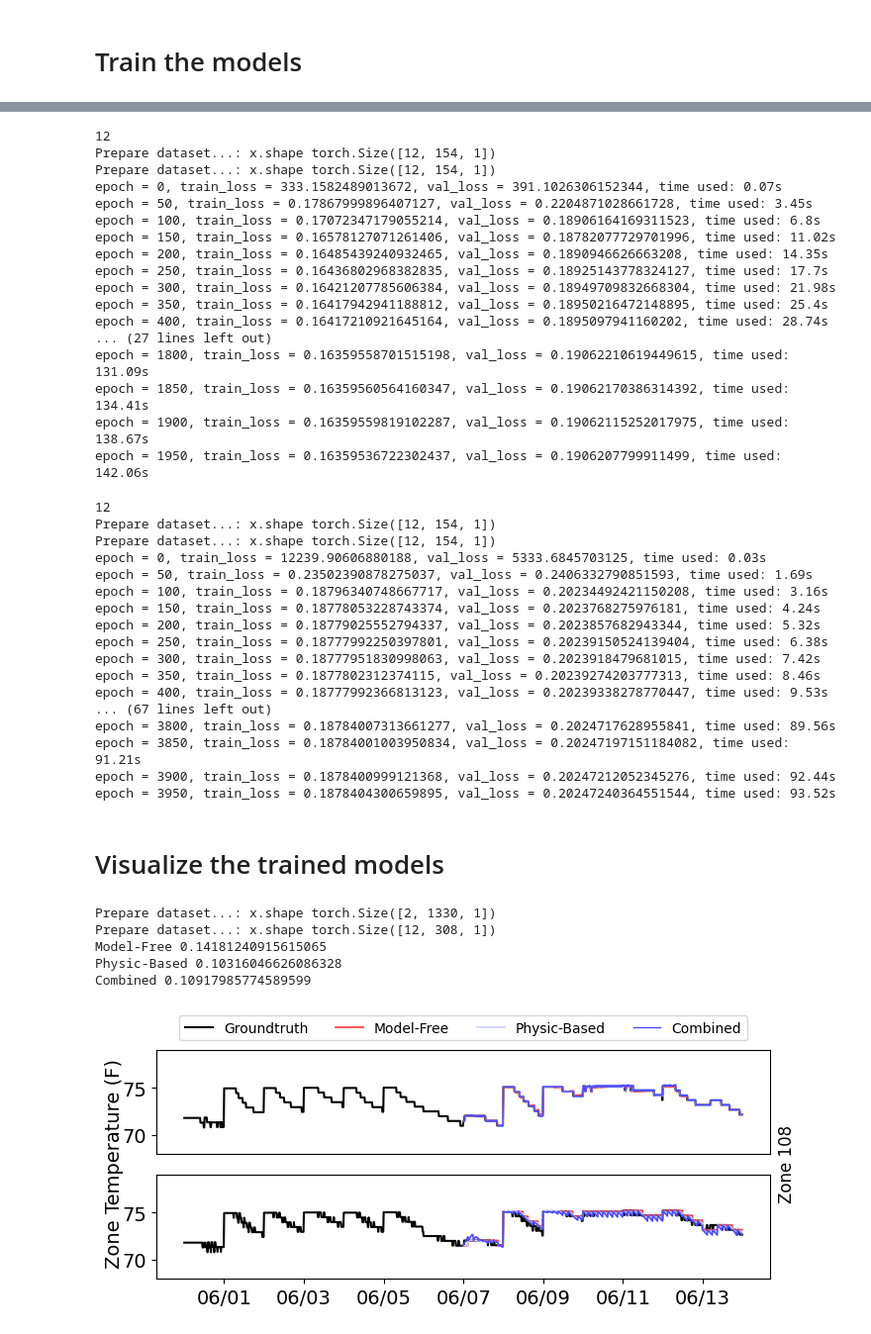
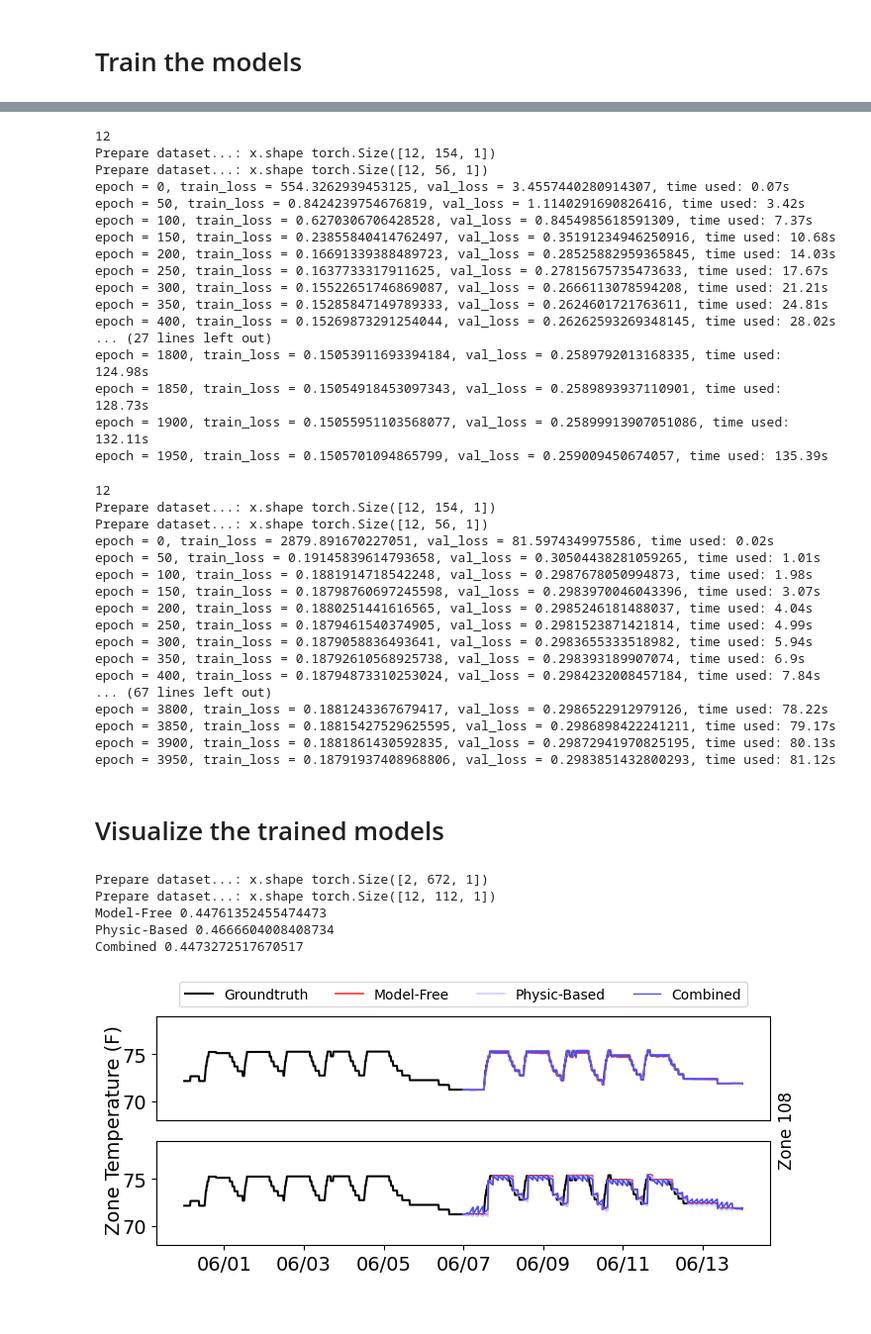
Before and after one commit to ExistentialRobotics/physics_based_sysid, a Jupyter notebook: PINN_for_building/PINN_for_building.ipynb, the cells around one changed output, grey strips where cells are left out. Shown at 99% size. Drawn from its saved outputs; the diff is of its cells as text; code cells hidden in the pictures.

Commit message:
Add files via upload
update for the new plot.

```diff
--- a/PINN_for_building/PINN_for_building.ipynb
+++ b/PINN_for_building/PINN_for_building.ipynb
@@ -144,13 +144,14 @@ class BuildingDataset(Dataset):
         x0 = []
         truex = []
         y = []
-        if length>3: # when longer prediction horizon is considered, it is better to further downsample the data to improve data quality
+
+        if length>3 and train: # when longer prediction horizon is considered, it is better to further downsample the data to improve data quality
           for t in range(0, T-length+1, length//3):
             x0.append(xx[t,:,room:room+1])
             truex.append(xx[t:t+length,:,room:room+1])
             y.append(yy[t:t+length-1])
-        else:
-          for t in range(0, T-length+1):
+        else: # during validation, we do not do this kind of operations, which can causre overlaps and make the figure less good-looking
+          for t in range(0, T-length+1, length):
             x0.append(xx[t,:,room:room+1])
             truex.append(xx[t:t+length,:,room:room+1])
             y.append(yy[t:t+length-1])
@@ -197,7 +198,7 @@ def train(model, room = 0, num_epochs=500, length=2, save=False, save_name=None,
     start = time.time()
     ##################################################################
     for epoch in range(num_epochs):
-        if epoch == 100:
+        if epoch == 500:
             optimizer.param_groups[0]['lr'] = 1e-2 # 1e-3 neural
         elif epoch == 1000:
             optimizer.param_groups[0]['lr'] = 1e-3  # 1e-4 neural
@@ -344,21 +345,21 @@ model_C_room_2_hori_3h=train(model_C_room_2_hori_3h,room=2,num_epochs=e,length=1
 # %% [output]
 12
 Prepare dataset...: x.shape torch.Size([12, 154, 1])
-Prepare dataset...: x.shape torch.Size([12, 154, 1])
-epoch = 0, train_loss = 333.1582489013672, val_loss = 391.1026306152344, time used: 0.07s
-epoch = 50, train_loss = 0.17867999896407127, val_loss = 0.2204871028661728, time used: 3.45s
-epoch = 100, train_loss = 0.17072347179055214, val_loss = 0.18906164169311523, time used: 6.8s
-epoch = 150, train_loss = 0.16578127071261406, val_loss = 0.18782077729701996, time used: 11.02s
-epoch = 200, train_loss = 0.16485439240932465, val_loss = 0.1890946626663208, time used: 14.35s
-epoch = 250, train_loss = 0.16436802968382835, val_loss = 0.18925143778324127, time used: 17.7s
-epoch = 300, train_loss = 0.16421207785606384, val_loss = 0.18949709832668304, time used: 21.98s
-epoch = 350, train_loss = 0.16417942941188812, val_loss = 0.18950216472148895, time used: 25.4s
-epoch = 400, train_loss = 0.16417210921645164, val_loss = 0.1895097941160202, time used: 28.74s
+Prepare dataset...: x.shape torch.Size([12, 56, 1])
+epoch = 0, train_loss = 554.3262939453125, val_loss = 3.4557440280914307, time used: 0.07s
+epoch = 50, train_loss = 0.8424239754676819, val_loss = 1.1140291690826416, time used: 3.42s
+epoch = 100, train_loss = 0.6270306706428528, val_loss = 0.8454985618591309, time used: 7.37s
+epoch = 150, train_loss = 0.23855840414762497, val_loss = 0.35191234946250916, time used: 10.68s
+epoch = 200, train_loss = 0.16691339388489723, val_loss = 0.28525882959365845, time used: 14.03s
+epoch = 250, train_loss = 0.1637733317911625, val_loss = 0.27815675735473633, time used: 17.67s
+epoch = 300, train_loss = 0.15522651746869087, val_loss = 0.2666113078594208, time used: 21.21s
+epoch = 350, train_loss = 0.15285847149789333, val_loss = 0.2624601721763611, time used: 24.81s
+epoch = 400, train_loss = 0.15269873291254044, val_loss = 0.26262593269348145, time used: 28.02s
 ... (27 lines left out)
-epoch = 1800, train_loss = 0.16359558701515198, val_loss = 0.19062210619449615, time used: 131.09s
-epoch = 1850, train_loss = 0.16359560564160347, val_loss = 0.19062170386314392, time used: 134.41s
-epoch = 1900, train_loss = 0.16359559819102287, val_loss = 0.19062115252017975, time used: 138.67s
-epoch = 1950, train_loss = 0.16359536722302437, val_loss = 0.1906207799911499, time used: 142.06s
+epoch = 1800, train_loss = 0.15053911693394184, val_loss = 0.2589792013168335, time used: 124.98s
+epoch = 1850, train_loss = 0.15054918453097343, val_loss = 0.2589893937110901, time used: 128.73s
+epoch = 1900, train_loss = 0.15055951103568077, val_loss = 0.25899913907051086, time used: 132.11s
+epoch = 1950, train_loss = 0.1505701094865799, val_loss = 0.259009450674057, time used: 135.39s
 # %%
 #3 hr horizon (length=12)
 model_D_room_2_hori_3h = PhysicODE().to(device)
@@ -367,21 +368,21 @@ model_D_room_2_hori_3h=train(model_D_room_2_hori_3h,room=2,num_epochs=e,length=1
 # %% [output]
 12
 Prepare dataset...: x.shape torch.Size([12, 154, 1])
-Prepare dataset...: x.shape torch.Size([12, 154, 1])
-epoch = 0, train_loss = 12239.90606880188, val_loss = 5333.6845703125, time used: 0.03s
-epoch = 50, train_loss = 0.23502390878275037, val_loss = 0.2406332790851593, time used: 1.69s
-epoch = 100, train_loss = 0.18796340748667717, val_loss = 0.20234492421150208, time used: 3.16s
-epoch = 150, train_loss = 0.18778053228743374, val_loss = 0.2023768275976181, time used: 4.24s
-epoch = 200, train_loss = 0.18779025552794337, val_loss = 0.2023857682943344, time used: 5.32s
-epoch = 250, train_loss = 0.18777992250397801, val_loss = 0.20239150524139404, time used: 6.38s
-epoch = 300, train_loss = 0.18777951830998063, val_loss = 0.2023918479681015, time used: 7.42s
-epoch = 350, train_loss = 0.1877802312374115, val_loss = 0.20239274203777313, time used: 8.46s
-epoch = 400, train_loss = 0.18777992366813123, val_loss = 0.20239338278770447, time used: 9.53s
+Prepare dataset...: x.shape torch.Size([12, 56, 1])
+epoch = 0, train_loss = 2879.891670227051, val_loss = 81.5974349975586, time used: 0.02s
+epoch = 50, train_loss = 0.19145839614793658, val_loss = 0.30504438281059265, time used: 1.01s
+epoch = 100, train_loss = 0.1881914718542248, val_loss = 0.2987678050994873, time used: 1.98s
+epoch = 150, train_loss = 0.18798760697245598, val_loss = 0.2983970046043396, time used: 3.07s
+epoch = 200, train_loss = 0.1880251441616565, val_loss = 0.2985246181488037, time used: 4.04s
+epoch = 250, train_loss = 0.1879461540374905, val_loss = 0.2981523871421814, time used: 4.99s
+epoch = 300, train_loss = 0.1879058836493641, val_loss = 0.2983655333518982, time used: 5.94s
+epoch = 350, train_loss = 0.18792610568925738, val_loss = 0.298393189907074, time used: 6.9s
+epoch = 400, train_loss = 0.18794873310253024, val_loss = 0.2984232008457184, time used: 7.84s
 ... (67 lines left out)
-epoch = 3800, train_loss = 0.18784007313661277, val_loss = 0.2024717628955841, time used: 89.56s
-epoch = 3850, train_loss = 0.18784001003950834, val_loss = 0.20247197151184082, time used: 91.21s
-epoch = 3900, train_loss = 0.1878400999121368, val_loss = 0.20247212052345276, time used: 92.44s
-epoch = 3950, train_loss = 0.1878404300659895, val_loss = 0.20247240364551544, time used: 93.52s
+epoch = 3800, train_loss = 0.1881243367679417, val_loss = 0.2986522912979126, time used: 78.22s
+epoch = 3850, train_loss = 0.18815427529625595, val_loss = 0.2986898422241211, time used: 79.17s
+epoch = 3900, train_loss = 0.1881861430592835, val_loss = 0.29872941970825195, time used: 80.13s
+epoch = 3950, train_loss = 0.18791937408968806, val_loss = 0.2983851432800293, time used: 81.12s
 # %% [markdown]
 # Visualize the trained models
 # %%
@@ -399,43 +400,43 @@ r = 0
 model_set_1 = [model_D_room_2_hori_15m, model_P_room_2_hori_15m, model_C_room_2_hori_15m]
 model_set_2 = [model_D_room_2_hori_3h, model_P_room_2_hori_3h, model_C_room_2_hori_3h]
 for i, length in enumerate([2, 12]):
-    dataset = BuildingDataset(file='control_data.npz', room=room, N_train=14, length=length, resolution=3)
+    dataset = BuildingDataset(file='control_data.npz', room=room, N_train=14, length=length, resolution=3, train=False)
     dataloader = DataLoader(dataset, batch_size=20000, shuffle=False)
     for j in range(3):
         model_name = model_names[j]
         if length == 2:
           model = model_set_1[j]
         else:
           model = model_set_2[j]
         t = torch.linspace(0, length, length)
         for x0, y, truex in dataloader:
             y = y.permute(1, 0, 2)
             truex = truex.permute(1, 0, 2)
             predx = model(x0, y, t, name=model_name) # L, B, 2
             break
         predx = predx.detach().numpy()
         truex = truex.detach().numpy()
         y = y.detach().numpy()
         if j == 0:
             ax[i].plot(transform(truex, day=14, length=length), color='black', label='Groundtruth', linewidth=1.5)
 
         ax[i].plot(np.arange(672, 672*2), transform(predx, day=14, length=length)[672:], color=colors[j], alpha=alphas[j], linewidth=1.2-0.1*j*(i==0), label=model_names2[j])
         if i == 1:
             print(model_names2[j], np.mean(np.square(transform(predx, day=14, length=length)-transform(truex, day=14, length=length))))
     ax[i].set_xticks([])
     ax[i].set_ylim(lims)
     ax[i].tick_params(labelsize=14)
 ax[0].legend(loc='upper center', bbox_to_anchor=(0.5, 1.4), ncol=5)
 fig.text(0.06, 0.5, 'Zone Temperature (F)', va='center', rotation='vertical', fontsize=14)
 fig.text(0.91, 0.5, 'Zone 108', va='center', rotation='vertical', fontsize=12)
 tick_positions = list(range(96, 96*14, 96*2))
 tick_labels = ['06/01','06/03','06/05','06/07', '06/09','06/11', '06/13']
 ax[-1].set_xticks(tick_positions, tick_labels, fontsize=14)
 plt.savefig('predict.png', dpi=300, bbox_inches='tight')
 # %% [output]
-Prepare dataset...: x.shape torch.Size([2, 1330, 1])
-Prepare dataset...: x.shape torch.Size([12, 308, 1])
-Model-Free 0.14181240915615065
-Physic-Based 0.10316046626086328
-Combined 0.10917985774589599
+Prepare dataset...: x.shape torch.Size([2, 672, 1])
+Prepare dataset...: x.shape torch.Size([12, 112, 1])
+Model-Free 0.44761352455474473
+Physic-Based 0.4666604008408734
+Combined 0.4473272517670517
-[figure, old version]
+[figure, new version]
```
Also changed, not shown: parts of 4 cells of this notebook.
